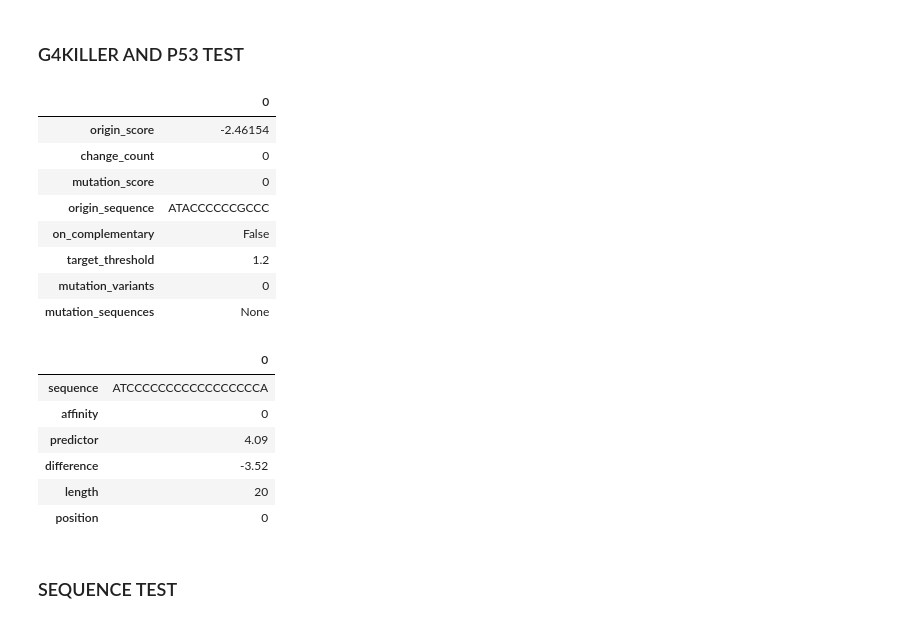
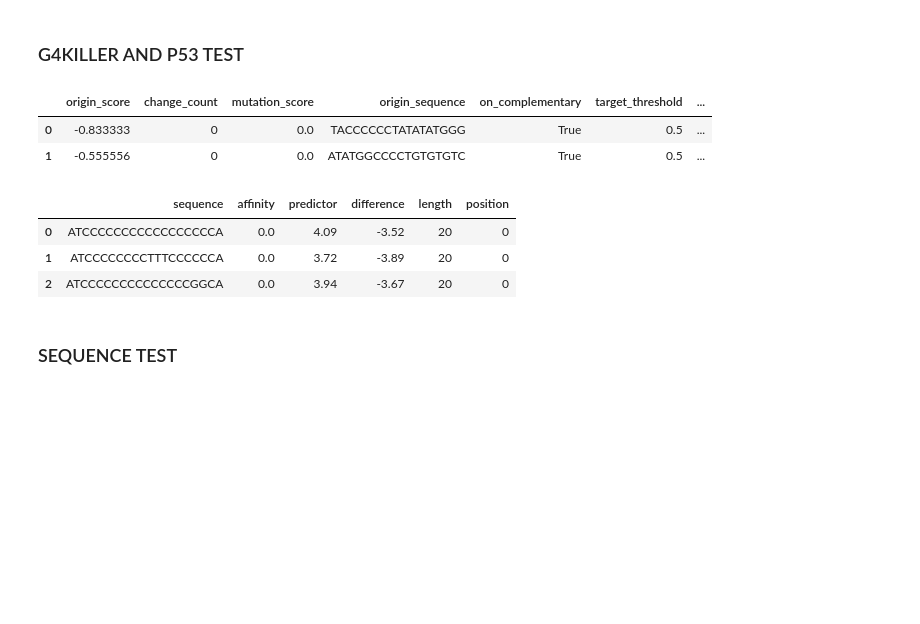
Before and after one commit to patrikkaura/dna-analyser-ibp, a Jupyter notebook: example/all_commands_example.ipynb, the cells around one changed output. Cells and saved outputs as stored; diff of their text form; code cells hidden in the pictures; blank space fills up the shorter version.

Commit message:
Resolve "pk-g4killer-multiple-sequences"

```diff
--- a/example/all_commands_example.ipynb
+++ b/example/all_commands_example.ipynb
@@ -10,27 +10,23 @@ API = Api() # login OK
 # %% [markdown]
 ### G4KILLER AND P53 TEST
 # %%
-API.g4killer.run(complementary=False, sequence='ATACCCCCCGCCC', threshold=1.2) # g4killer OK
+# API.g4killer.run(complementary=False, sequence='ATACCCCCCGCCC', threshold=1.2) # g4killer OK
+
+API.g4killer.run_multiple(complementary=True,
+                          sequences=['ATGGGGGGATATATACCC', 'TATACCGGGGACACACAG'],
+                          threshold=0.5)
 # %% [output]
-|  | 0 |
-| origin_score | -2.46154 |
-| change_count | 0 |
-| mutation_score | 0 |
-| origin_sequence | ATACCCCCCGCCC |
-| on_complementary | False |
-| target_threshold | 1.2 |
-| mutation_variants | 0 |
-| mutation_sequences | None |
+|  | origin_score | change_count | mutation_score | origin_sequence | on_complementary | target_threshold | ... |
+| 0 | -0.833333 | 0 | 0.0 | TACCCCCCTATATATGGG | True | 0.5 | ... |
+| 1 | -0.555556 | 0 | 0.0 | ATATGGCCCCTGTGTGTC | True | 0.5 | ... |
 # %%
-API.p53_predictor.run(sequence='ATCCCCCCCCCCCCCCCCCA') # p53 OK
+# API.p53_predictor.run(sequence='ATCCCCCCCCCCCCCCCCCA') # p53 OK
+API.p53_predictor.run_multiple(sequences=['ATCCCCCCCCCCCCCCCCCA','ATCCCCCCCCTTTCCCCCCA','ATCCCCCCCCCCCCCCGGCA'])
 # %% [output]
-|  | 0 |
-| sequence | ATCCCCCCCCCCCCCCCCCA |
-| affinity | 0 |
-| predictor | 4.09 |
-| difference | -3.52 |
-| length | 20 |
-| position | 0 |
+|  | sequence | affinity | predictor | difference | length | position |
+| 0 | ATCCCCCCCCCCCCCCCCCA | 0.0 | 4.09 | -3.52 | 20 | 0 |
+| 1 | ATCCCCCCCCTTTCCCCCCA | 0.0 | 3.72 | -3.89 | 20 | 0 |
+| 2 | ATCCCCCCCCCCCCCCGGCA | 0.0 | 3.94 | -3.67 | 20 | 0 |
 # %% [markdown]
 ### SEQUENCE TEST
 # %%
```
Also changed, not shown: parts of 4 cells of this notebook, 29 other files.
